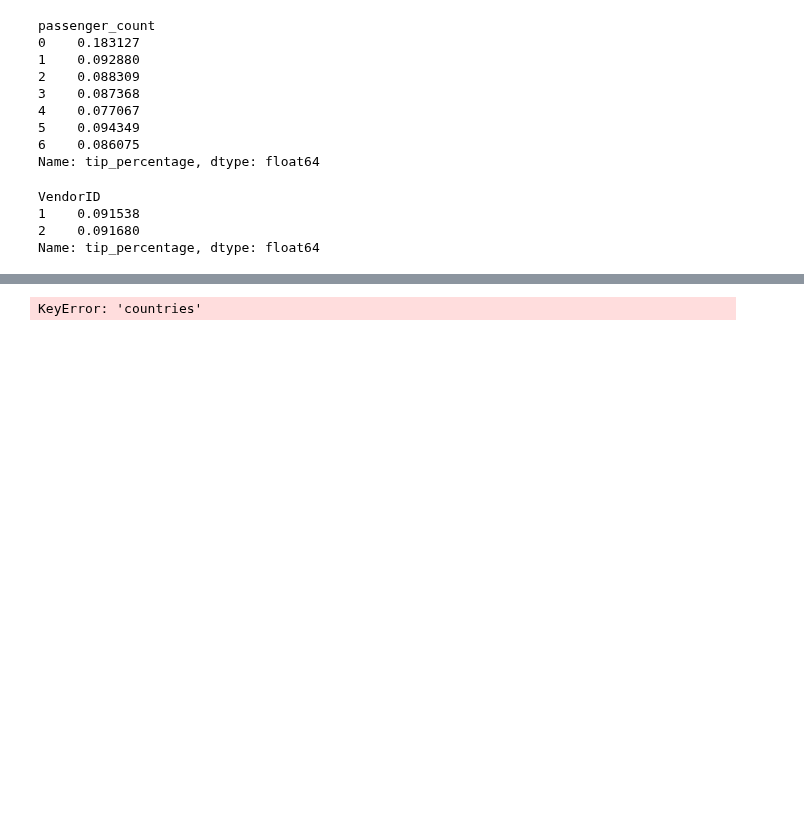
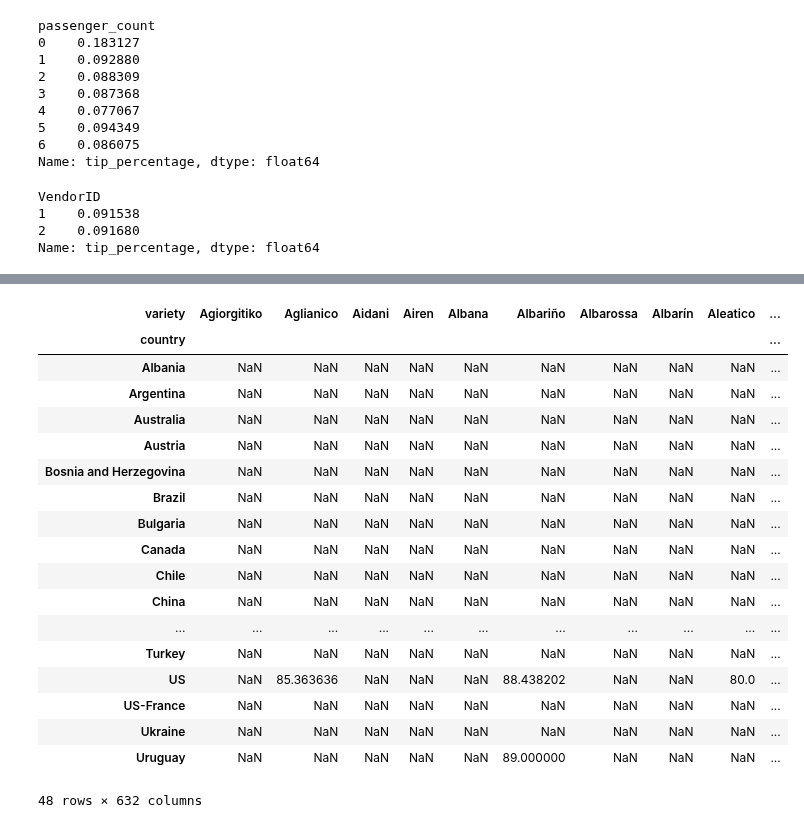
Before and after one commit to reuven/boi-autumn-2024, a Jupyter notebook: Roee_20241226.ipynb, the cells around one changed output, grey strips where cells are left out. Cells and saved outputs as stored; diff of their text form; code cells hidden in the pictures; blank space fills up the shorter version.

```diff
--- a/Roee_20241226.ipynb
+++ b/Roee_20241226.ipynb
@@ -286,9 +286,27 @@ df.head()
 | 3 | 3 | US | This spent 20 months in 30% new F... | Reserve | 96 | 65.0 | Oregon | Willamette Valley | Willamette Valley | ... |
 | 4 | 4 | France | This is the top wine from La Bégu... | La Brûlade | 95 | 66.0 | Provence | Bandol | NaN | ... |
 # %%
-df.pivot_table(index='variety',
-              columns='countries',
+df.pivot_table(index='country',
+              columns='variety',
               values='points',
               aggfunc='mean')
 # %% [output]
+| variety | Agiorgitiko | Aglianico | Aidani | Airen | Albana | Albariño | Albarossa | Albarín | Aleatico | ... |
+| country |  |  |  |  |  |  |  |  |  | ... |
+| Albania | NaN | NaN | NaN | NaN | NaN | NaN | NaN | NaN | NaN | ... |
+| Argentina | NaN | NaN | NaN | NaN | NaN | NaN | NaN | NaN | NaN | ... |
+| Australia | NaN | NaN | NaN | NaN | NaN | NaN | NaN | NaN | NaN | ... |
+| Austria | NaN | NaN | NaN | NaN | NaN | NaN | NaN | NaN | NaN | ... |
+| Bosnia and Herzegovina | NaN | NaN | NaN | NaN | NaN | NaN | NaN | NaN | NaN | ... |
+| Brazil | NaN | NaN | NaN | NaN | NaN | NaN | NaN | NaN | NaN | ... |
+| Bulgaria | NaN | NaN | NaN | NaN | NaN | NaN | NaN | NaN | NaN | ... |
+| Canada | NaN | NaN | NaN | NaN | NaN | NaN | NaN | NaN | NaN | ... |
+| Chile | NaN | NaN | NaN | NaN | NaN | NaN | NaN | NaN | NaN | ... |
+| China | NaN | NaN | NaN | NaN | NaN | NaN | NaN | NaN | NaN | ... |
+| ... | ... | ... | ... | ... | ... | ... | ... | ... | ... | ... |
+| Turkey | NaN | NaN | NaN | NaN | NaN | NaN | NaN | NaN | NaN | ... |
+| US | NaN | 85.363636 | NaN | NaN | NaN | 88.438202 | NaN | NaN | 80.0 | ... |
+| US-France | NaN | NaN | NaN | NaN | NaN | NaN | NaN | NaN | NaN | ... |
+| Ukraine | NaN | NaN | NaN | NaN | NaN | NaN | NaN | NaN | NaN | ... |
+| Uruguay | NaN | NaN | NaN | NaN | NaN | 89.000000 | NaN | NaN | NaN | ... |
-KeyError: 'countries'
+48 rows × 632 columns
```
